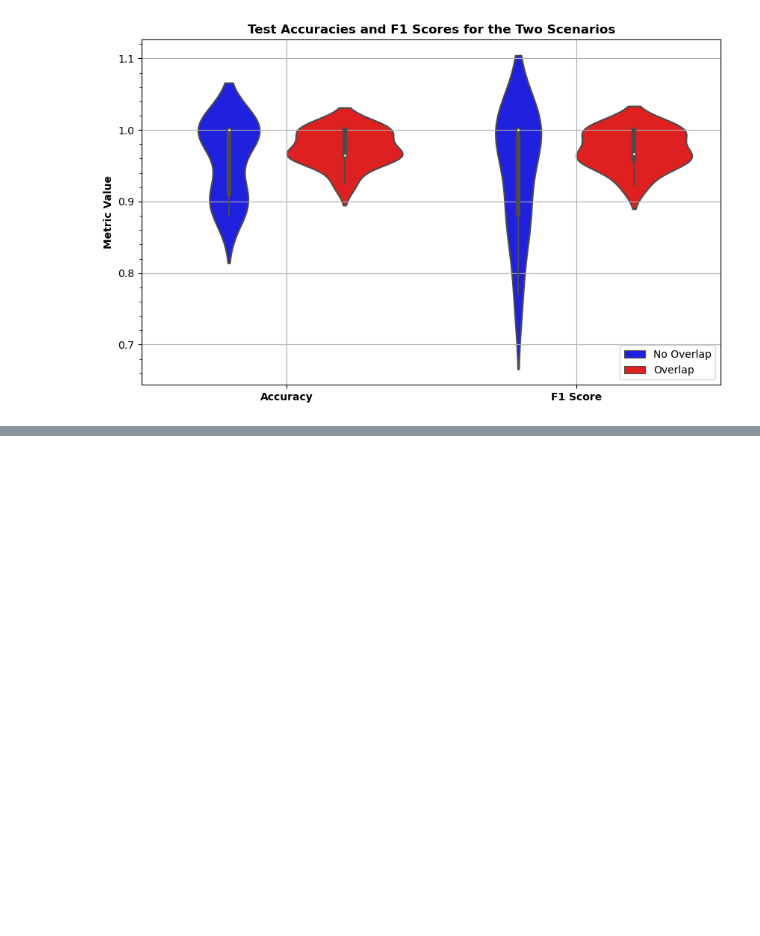
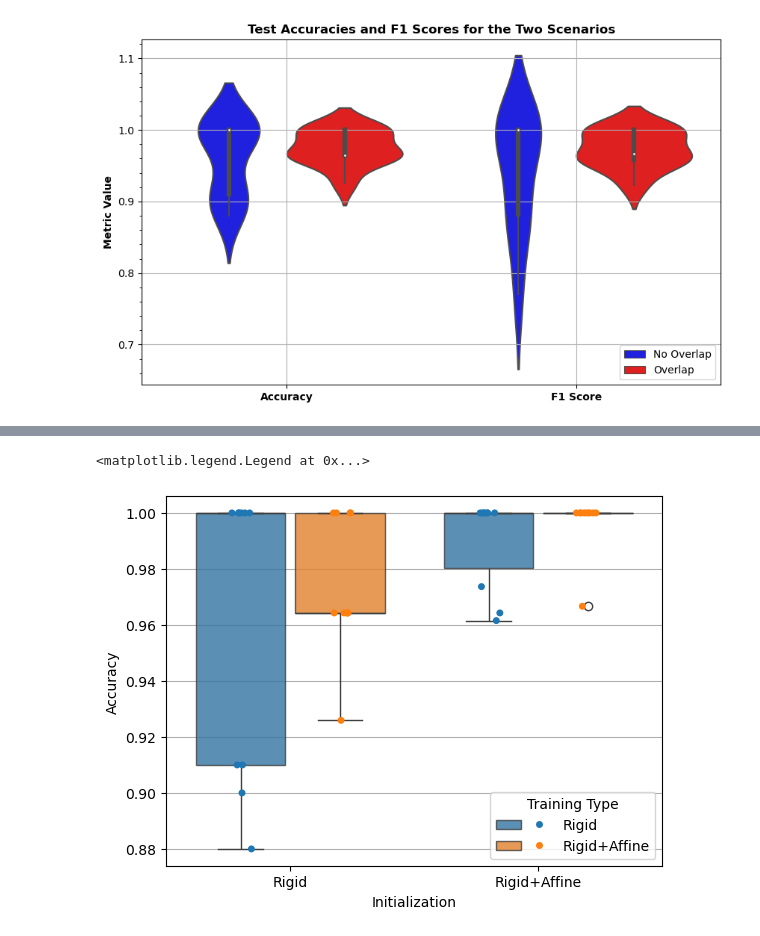
Before and after one commit to neuropoly/pediatric-intra-inter-encoding, a Jupyter notebook: notebooks/plots.ipynb, the cells around one changed output, grey strips where cells are left out. Saved outputs shown, nothing was run; the diff lists cells and outputs as text; code cells hidden in the pictures; blank space fills up the shorter version.

```diff
--- a/notebooks/plots.ipynb
+++ b/notebooks/plots.ipynb
@@ -1344,0 +1383,30 @@ plt.show()
+# %%
+# Create DataFrames for each accuracy list
+df_no_overlap_r = pd.DataFrame({'Accuracy': test_no_overlap_acc_r, 'Training Type': 'no overlap', 'Initialization': 'r'})
+df_overlap_r = pd.DataFrame({'Accuracy': test_overlap_acc_r, 'Training Type': 'overlap', 'Initialization': 'r'})
+df_no_overlap_ra = pd.DataFrame({'Accuracy': test_no_overlap_acc_ra, 'Training Type': 'no overlap', 'Initialization': 'ra'})
+df_overlap_ra = pd.DataFrame({'Accuracy': test_overlap_acc_ra, 'Training Type': 'overlap', 'Initialization': 'ra'})
+
+# Concatenate the DataFrames
+df_combined = pd.concat([df_no_overlap_r, df_overlap_r, df_no_overlap_ra, df_overlap_ra], ignore_index=True)
+
+# # Print the combined DataFrame
+# print(df_combined)
+
+# Create DataFrames for each F1 score list
+df_no_overlap_f1_r = pd.DataFrame({'F1 Score': test_no_overlap_f1_r, 'Training Type': 'no overlap', 'Initialization': 'r'})
+df_overlap_f1_r = pd.DataFrame({'F1 Score': test_overlap_f1_r, 'Training Type': 'overlap', 'Initialization': 'r'})
+df_no_overlap_f1_ra = pd.DataFrame({'F1 Score': test_no_overlap_f1_ra, 'Training Type': 'no overlap', 'Initialization': 'ra'})
+df_overlap_f1_ra = pd.DataFrame({'F1 Score': test_overlap_f1_ra, 'Training Type': 'overlap', 'Initialization': 'ra'})
+
+# Concatenate the DataFrames
+df_combined_f1 = pd.concat([df_no_overlap_f1_r, df_overlap_f1_r, df_no_overlap_f1_ra, df_overlap_f1_ra], ignore_index=True)
+
+# # Print the combined DataFrame for F1 scores
+# print(df_combined_f1)
+
+# Combine the DataFrames along the columns axis
+df_combined_full = pd.concat([df_combined, df_combined_f1['F1 Score']], axis=1)
+
+# Print the combined DataFrame
+print(df_combined_full)
@@ -1344,0 +1431,16 @@ plt.show()
+# %%
+ax = sns.boxplot(data=df_combined_full, x="Initialization", y="Accuracy", hue="Training Type", gap=.1, boxprops={'alpha': 0.8})
+sns.stripplot(data=df_combined_full, x="Initialization", y="Accuracy",
+              hue="Training Type", dodge=True, ax=ax)
+# Renaming the x-axis labels
+plt.xticks(ticks=[0, 1], labels=["Rigid", "Rigid+Affine"])
+# Add horizontal grid lines
+plt.grid(axis='y')
+handles, labels = ax.get_legend_handles_labels()
+ax.legend(handles=[(handles[0], handles[2]), (handles[1], handles[3])],
+          labels=["Rigid", "Rigid+Affine"],
+          loc='lower right', handlelength=4,
+          handler_map={tuple: HandlerTuple(ndivide=None)}, title = 'Training Type')
+# %% [output]
+<matplotlib.legend.Legend at 0x...>
+[figure, added]
```
Also changed, not shown: parts of 3 cells of this notebook.
